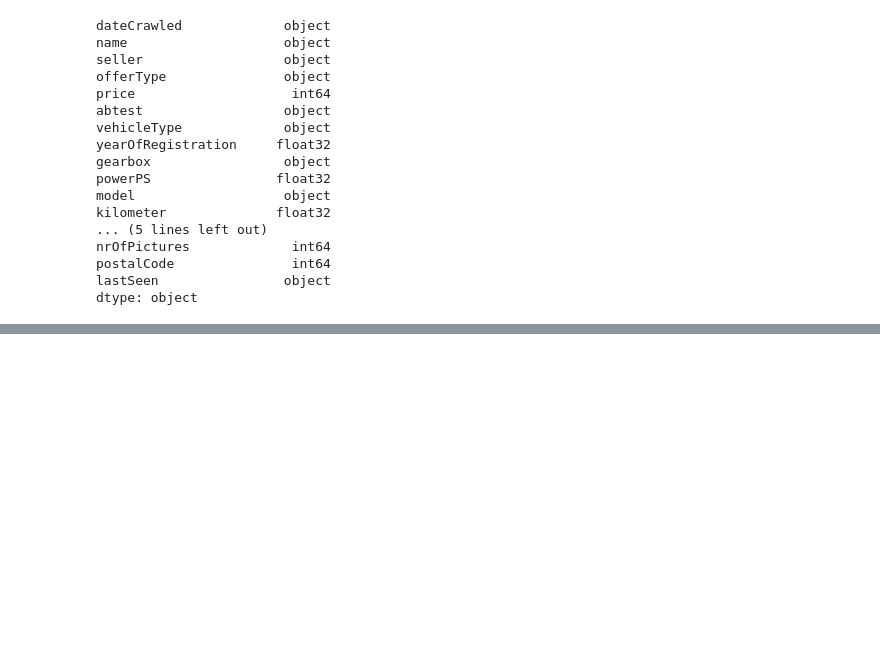
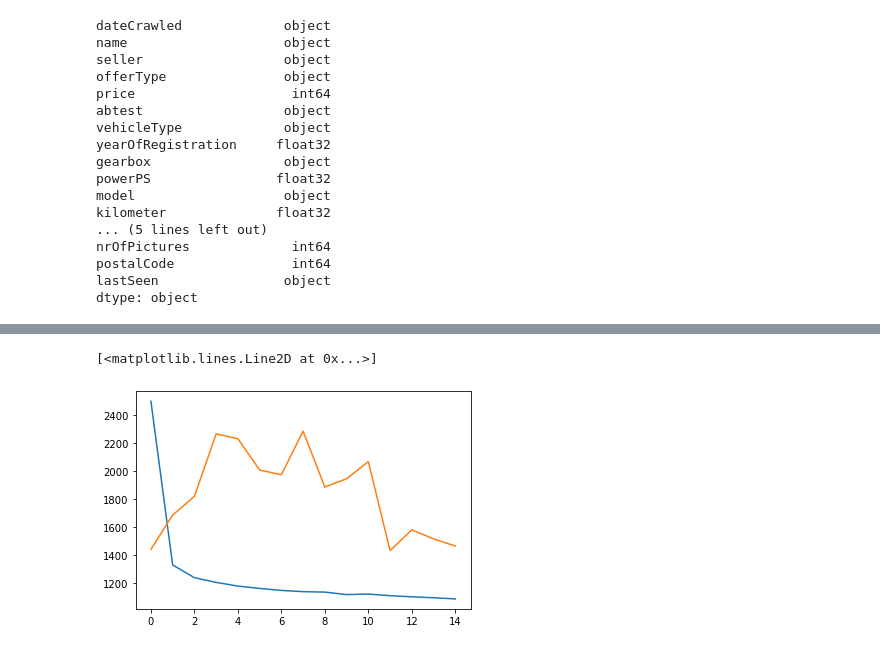
Before and after one commit to mibanell/cars, a Jupyter notebook: create_model.ipynb, the cells around one changed output, grey strips where cells are left out. Cells and saved outputs as stored; diff of their text form; code cells hidden in the pictures; blank space fills up the shorter version.

Commit message:
modelling

```diff
--- a/create_model.ipynb
+++ b/create_model.ipynb
@@ -87,8 +95,8 @@ postalCode               int64
 lastSeen                object
 dtype: object
 # %%
-train_ds = df_to_dataset(dataframe=train, target_name='price', shuffle=True, batch_size=1000)
-val_ds = df_to_dataset(dataframe=val, target_name='price', shuffle=True, batch_size=1000)
+train_ds = df_to_dataset(dataframe=train, target_name='price', shuffle=True, batch_size=200)
+val_ds = df_to_dataset(dataframe=val, target_name='price', shuffle=True, batch_size=200)
 # %%
 feature_layer = feature_columns(train, train_ds)
 # %%
@@ -101,7 +109,7 @@ feature_layer = feature_columns(train, train_ds)
 
 # model = keras.Model(inputs=feature_layer, outputs=output, name="my_model")
 # %%
-dp_rate = 0.5
+dp_rate = 0.2
 lr = 0.001
 hu = 150
 
@@ -109,37 +117,41 @@ model = keras.Sequential([
     feature_layer,
     layers.BatchNormalization(),
     layers.Dense(60, activation='relu'),
-    #layers.Dropout(rate=dp_rate),
+    layers.Dropout(rate=dp_rate),
     layers.BatchNormalization(),
     layers.Dense(120, activation='relu'),
     #layers.Dropout(rate=dp_rate),
     layers.BatchNormalization(),
     layers.Dense(120, activation='relu'),
+    layers.Dropout(rate=dp_rate),
+    layers.BatchNormalization(),
+    layers.Dense(120, activation='relu'),
     #layers.Dropout(rate=dp_rate),
     layers.BatchNormalization(),
     layers.Dense(240, activation='relu'),
-    #layers.Dropout(rate=dp_rate),
+    layers.Dropout(rate=dp_rate),
     layers.BatchNormalization(),
     layers.Dense(240, activation='relu'),
     #layers.Dropout(rate=dp_rate),
     layers.BatchNormalization(),
     layers.Dense(120, activation='relu'),
-    #layers.Dropout(rate=dp_rate),
+    layers.Dropout(rate=dp_rate),
     layers.BatchNormalization(),
     layers.Dense(120, activation='relu'),
     #layers.Dropout(rate=dp_rate),
     layers.BatchNormalization(),
     layers.Dense(120, activation='relu'),
-    #layers.Dropout(rate=dp_rate),
+    layers.Dropout(rate=dp_rate),
     layers.Dense(1, activation='relu')
 ])
 
 # Compile Keras model
 model.compile(
     loss='mean_absolute_error',
+    metrics=['mean_absolute_error','mean_squared_error'],
     optimizer=keras.optimizers.Adam(learning_rate=lr))
 
-model.fit(
+history = model.fit(
     train_ds,
     validation_data=val_ds,
     epochs=15
@@ -165,0 +196,9 @@ Epoch 15/15
+# %%
+hist = pd.DataFrame(history.history)
+hist['epoch'] = history.epoch
+
+plt.plot(hist.epoch, hist.mean_absolute_error)
+plt.plot(hist.epoch, hist.val_mean_absolute_error)
+# %% [output]
+[<matplotlib.lines.Line2D at 0x...>]
+[figure, added]
```
Also changed, not shown: parts of 10 cells of this notebook, 1 other file.
